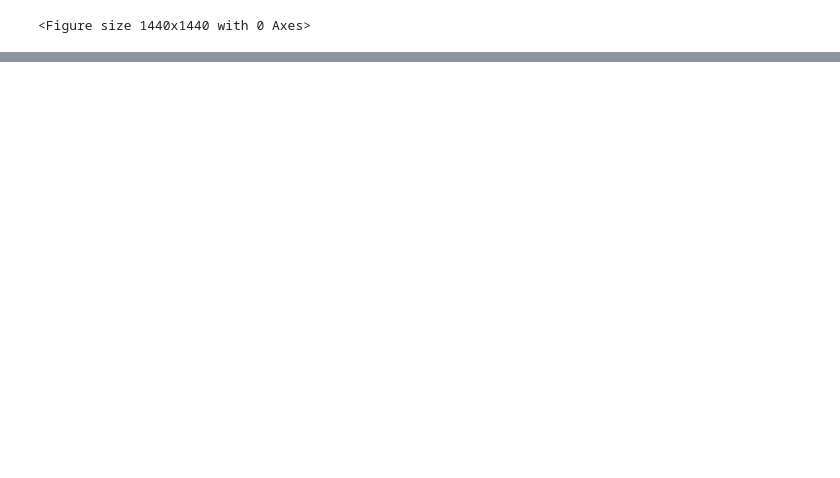
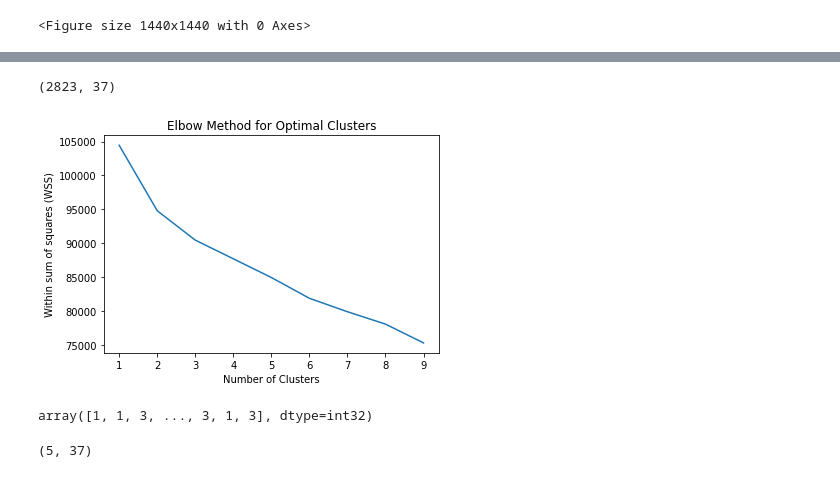
Before and after one commit to speri203/Market-Clustering-PCA, a Jupyter notebook: Clustering.ipynb, the cells around one changed output, grey strips where cells are left out. Saved outputs shown, nothing was run; the diff lists cells and outputs as text; code cells hidden in the pictures; blank space fills up the shorter version.

Commit message:
Finished implementing k-means using elbow method. PCA needed

```diff
--- a/Clustering.ipynb
+++ b/Clustering.ipynb
@@ -238,0 +259,4 @@ df_copy
+# %%
+## Dropping columns that are highly correlated since we can use either
+df.drop(columns = ['QTR_ID'], axis = 1, inplace= True)
+df.shape
@@ -238,0 +267,7 @@ df_copy
+# %%
+fig = plt.figure(figsize=(15,15))
+for i in range(10):
+  if df.columns[i] != 'ORDERLINENUMBER' and df.columns[i] != 'STATUS':
+    ax = figure.create_distplot([df[df.columns[i]].apply(lambda x: float(x))], ['distplot'])
+    ax.update_layout(title_text = df.columns[i])
+    ax.show()
@@ -238,0 +303,27 @@ df_copy
+# %%
+## will be first scaling the
+scaler = StandardScaler()
+df_scaled = scaler.fit_transform(df)
+# %%
+df_scaled.shape
+# %% [output]
+(2823, 37)
+# %%
+wss = []
+
+for i in range(1, 10):
+  kmeans = KMeans(n_clusters= i, init = 'k-means++')
+  kmeans.fit(df_scaled)
+  wss.append(kmeans.inertia_)
+# %%
+## Plotting WSS
+len = range(1, 10)
+plt.plot(len, wss)
+plt.xlabel('Number of Clusters')
+plt.ylabel('Within sum of squares (WSS)')
+plt.title("Elbow Method for Optimal Clusters")
+plt.show()
+
+## Optimal number of clusters is 4
+# %% [output]
+[figure, added]
@@ -238,0 +334,8 @@ df_copy
+# %%
+labels
+# %% [output]
+array([1, 1, 3, ..., 3, 1, 3], dtype=int32)
+# %%
+kmeans.cluster_centers_.shape
+# %% [output]
+(5, 37)
```
Also changed, not shown: parts of 24 cells of this notebook.
